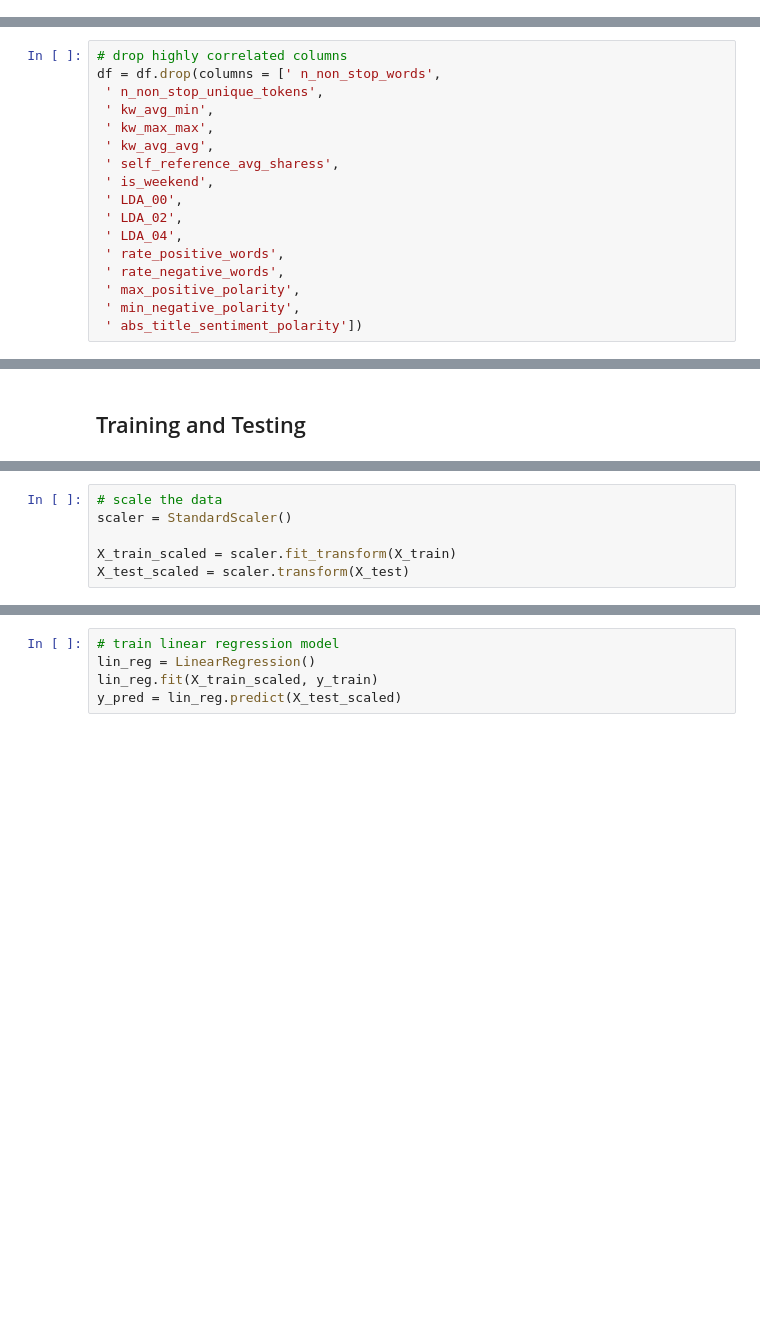
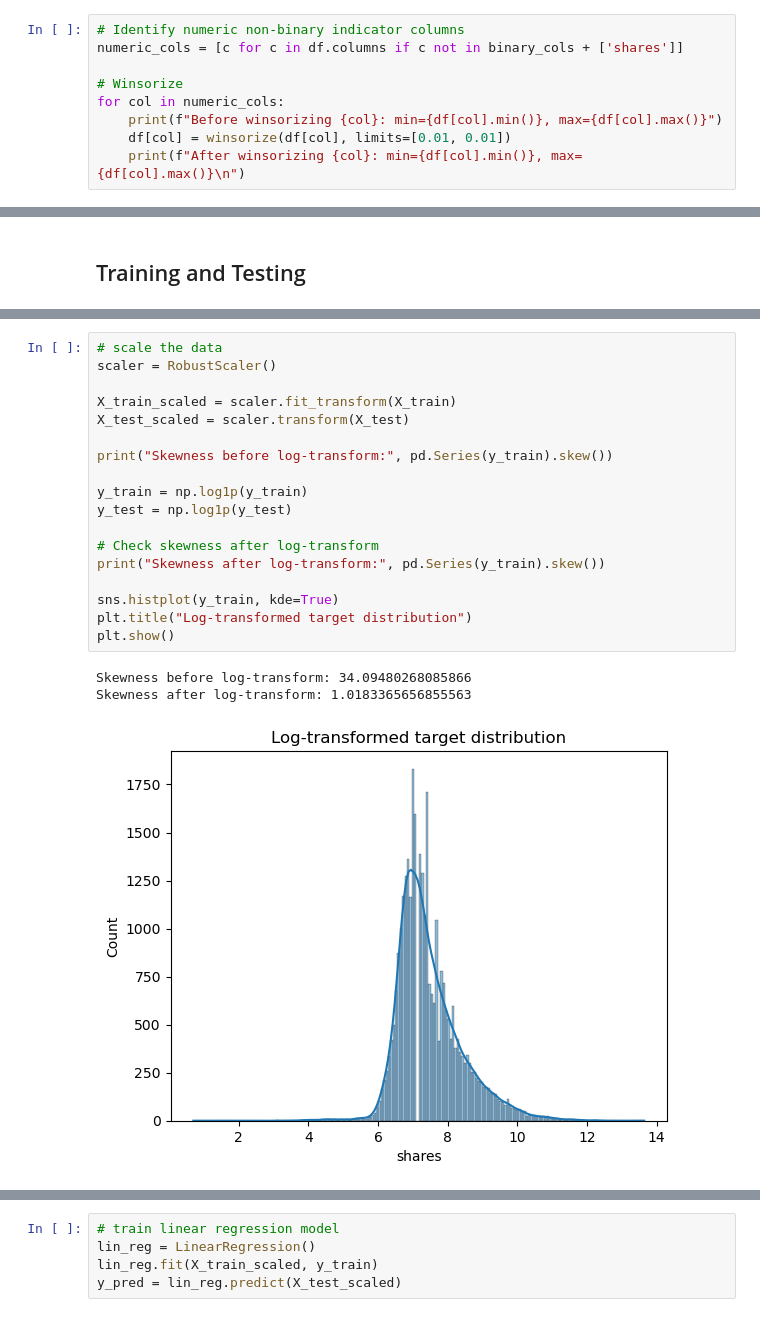
Before and after one commit to madwirblet/CIS4930-Final-Project, a Jupyter notebook: final.ipynb, the cells around one changed output, grey strips where cells are left out. Drawn from its saved outputs; the diff is of its cells as text; blank space fills up the shorter version.

```diff
--- a/final.ipynb
+++ b/final.ipynb
@@ -86,0 +184,9 @@ Columns with inf: []
+# %%
+# Identify numeric non-binary indicator columns
+numeric_cols = [c for c in df.columns if c not in binary_cols + ['shares']]
+
+# Winsorize
+for col in numeric_cols:
+    print(f"Before winsorizing {col}: min={df[col].min()}, max={df[col].max()}")
+    df[col] = winsorize(df[col], limits=[0.01, 0.01])
+    print(f"After winsorizing {col}: min={df[col].min()}, max={df[col].max()}\n")
@@ -148,17 +233,0 @@ highly_correlated # print list
-# %%
-# drop highly correlated columns
-df = df.drop(columns = [' n_non_stop_words',
- ' n_non_stop_unique_tokens',
- ' kw_avg_min',
- ' kw_max_max',
- ' kw_avg_avg',
- ' self_reference_avg_sharess',
- ' is_weekend',
- ' LDA_00',
- ' LDA_02',
- ' LDA_04',
- ' rate_positive_words',
- ' rate_negative_words',
- ' max_positive_polarity',
- ' min_negative_polarity',
- ' abs_title_sentiment_polarity'])
@@ -213,6 +272,22 @@ Test set: (7929, 43)
 # %%
 # scale the data
-scaler = StandardScaler()
+scaler = RobustScaler()
 
 X_train_scaled = scaler.fit_transform(X_train)
 X_test_scaled = scaler.transform(X_test)
+
+print("Skewness before log-transform:", pd.Series(y_train).skew())
+
+y_train = np.log1p(y_train)
+y_test = np.log1p(y_test)
+
+# Check skewness after log-transform
+print("Skewness after log-transform:", pd.Series(y_train).skew())
+
+sns.histplot(y_train, kde=True)
+plt.title("Log-transformed target distribution")
+plt.show()
+# %% [output]
+Skewness before log-transform: 34.09480268085866
+Skewness after log-transform: 1.0183365656855563
+[figure, added]
```
Also changed, not shown: parts of 30 cells of this notebook.
